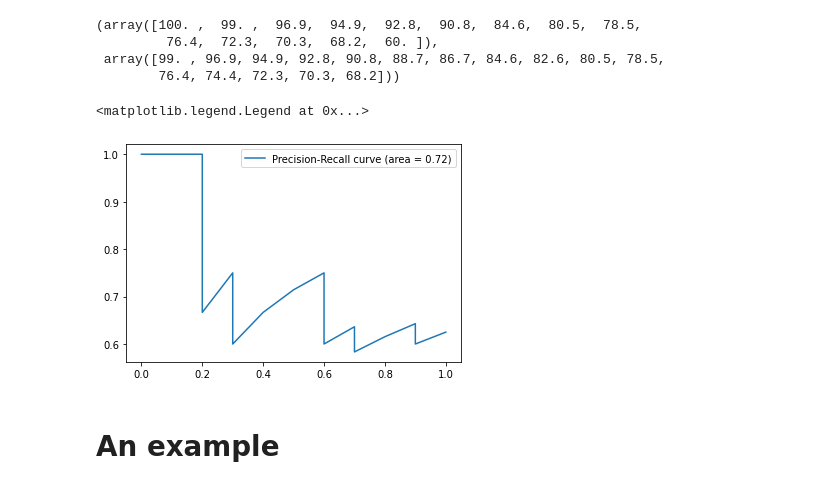
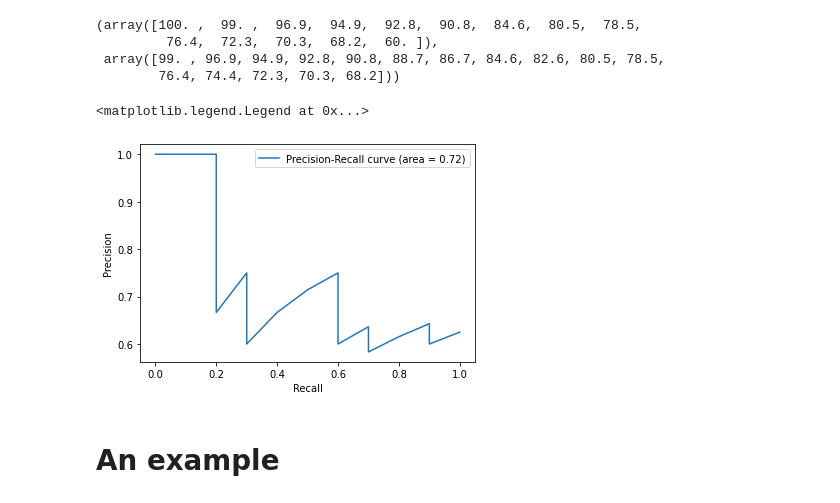
Before and after one commit to wowo0709/MachineLearning, a Jupyter notebook: week5/classification_performance/lab40_classification_perf_rev1.ipynb, the cells around one changed output. Saved outputs shown, nothing was run; the diff lists cells and outputs as text; code cells hidden in the pictures.

```diff
--- a/week5/classification_performance/lab40_classification_perf_rev1.ipynb
+++ b/week5/classification_performance/lab40_classification_perf_rev1.ipynb
@@ -222,11 +222,13 @@ thresholds1, thresholds2[::-1]  # little different
         76.4, 74.4, 72.3, 70.3, 68.2]))
 # %%
 auc_score = auc(recall, precision)
+plt.xlabel('Recall')
+plt.ylabel('Precision')
 plt.plot(recall, precision, label='Precision-Recall curve (area = %0.2f)' % auc_score)
 plt.legend(loc="upper right")
 # %% [output]
 <matplotlib.legend.Legend at 0x...>
-[figure, old version]
+[figure, new version]
 # %% [markdown]
 # An example
 # %%
```
Also changed, not shown: 3 other files.
